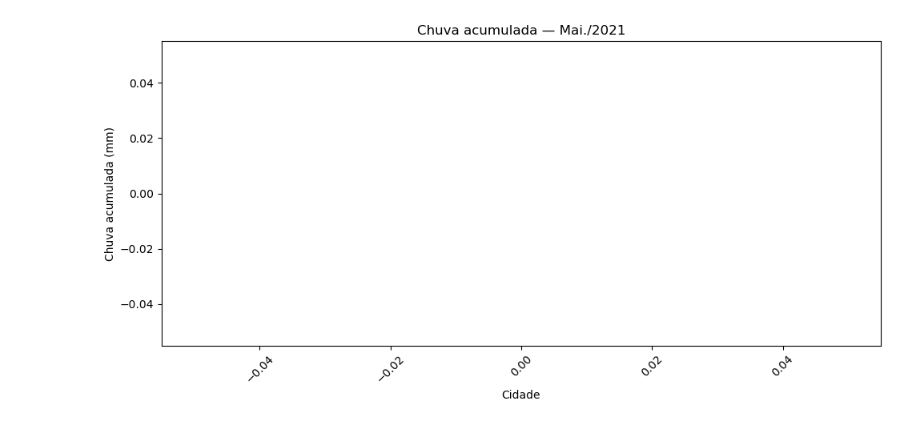
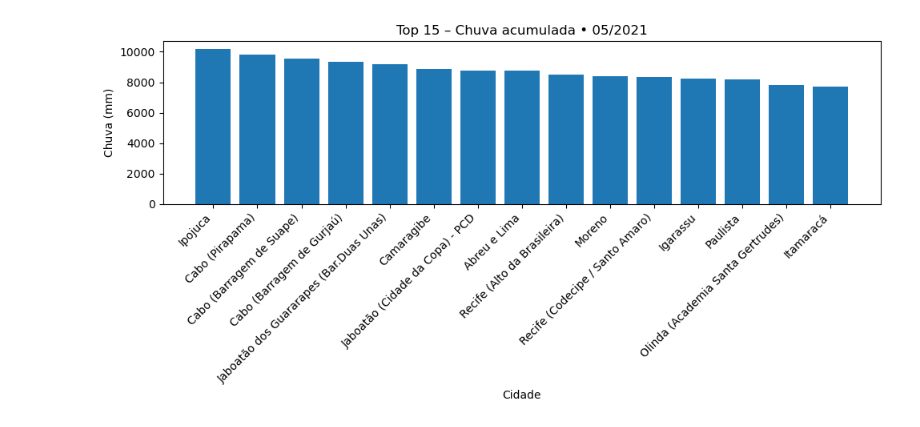
Before and after one commit to CauBitten/InunData, a Jupyter notebook: FastAPI/notebooks/data.ipynb, the cells around one changed output. Saved outputs shown, nothing was run; the diff lists cells and outputs as text; code cells hidden in the pictures.

Commit message:
Data Processing 2.0

```diff
--- a/FastAPI/notebooks/data.ipynb
+++ b/FastAPI/notebooks/data.ipynb
@@ -22,3 +6,5 @@ data
+# %%
+data = data.iloc[:,2::]
 # %%
 data[['Posto', 'Mês/Ano', 'Acumulado']]
 # %% [output]
@@ -79,7 +89,7 @@ def plot_monthly_city_rainfall(df: pd.DataFrame, month_year: str):
 
     return fig
 # %%
-fig = plot_monthly_city_rainfall(data, "Mai./2021")
+fig = plot_monthly_city_rainfall(data, "05/2021", top_n = 15)
 plt.show()
 # %% [output]
-[figure, old version]
+[figure, new version]
```
Also changed, not shown: parts of 4 cells of this notebook, 2 other files.
